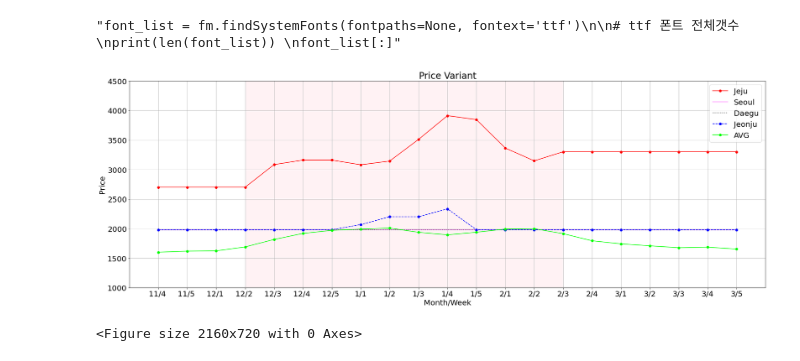
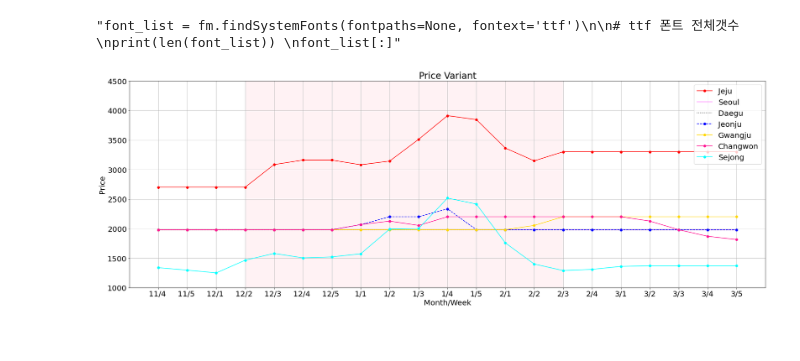
Before and after one commit to SeonJongYoo/SmartFarmProject-Python-DataAnalysis, a Jupyter notebook: Data_PriceChanges/PriceChange_Korea.ipynb, the cells around one changed output. Drawn from its saved outputs; the diff is of its cells as text; code cells hidden in the pictures.

```diff
--- a/Data_PriceChanges/PriceChange_Korea.ipynb
+++ b/Data_PriceChanges/PriceChange_Korea.ipynb
@@ -96,6 +96,9 @@ Jeju = []
 Seoul = []
 Daegu = []
 Jeonju = []
+Gwangju = []
+Sejong = []
+Changwon = []
 all_area = []
 
 # 2020년 1, 2, 3월까지 제주도, 서울, 대구, 전주 "깻잎"가격 소매가 조사
@@ -169,6 +172,24 @@ while month%12 < 12:
             #globals()['{0}'.format('Seoul')].append(round(avg, 2))  # 매주 평균값을 서울 리스트에 저장
             Jeonju.append(round(avg, 2))
 
+            # 광주 C-유통
+            price_list_gwangju, _ = check_area('광주', df)
+            length_gwangju = len(price_list_gwangju)
+            avg = sum(price_list_gwangju) / length_gwangju
+            Gwangju.append(round(avg, 2))
+
+            # 세종 C-유통
+            price_list_sejong, _ = check_area('세종', df)
+            length_sejong = len(price_list_sejong)
+            avg = sum(price_list_sejong) / length_sejong
+            Sejong.append(round(avg, 2))
+
+            # 창원 C-유통
+            price_list_changwon, _ = check_area('창원', df)
+            length_changwon = len(price_list_changwon)
+            avg = sum(price_list_changwon) / length_changwon
+            Changwon.append(round(avg, 2))
+
             check = True
             print("Here!!!")
     except:
@@ -219,9 +244,12 @@ print('평년', all_area)
 # %%
 # 5주차가 없는 월은 4주차까지의 평균값을 넣는다.
 # AVG: 조사 지역의 모든 유통업체들의 소매가격들을 조사하여 평균을 구한 것
-df1 = pd.DataFrame([Jeju, Seoul, Daegu, Jeonju, all_area], index="Jeju Seoul Daegu Jeonju AVG".split())
+df1 = pd.DataFrame([Jeju, Seoul, Daegu, Jeonju, Gwangju, Changwon, Sejong, all_area], index="Jeju Seoul Daegu Jeonju Gwangju Changwon Sejong AVG".split())
 df2 = df1.T
 #df2
 df3 = df2.loc[3:]
+df3.reset_index(inplace=True)
+#df3
+del df3['index']
 df3
 # %% [output]
@@ -295,18 +336,19 @@ for i in f:
 # %%
 plt.plot(df3['Jeju'], 'r', marker='o', alpha=1)
 plt.plot(df3['Seoul'], color='magenta', alpha=.5)
 plt.plot(df3['Daegu'], 'k:', alpha=.8)
 plt.plot(df3['Jeonju'], 'b--', marker='o')
-plt.plot(df3['AVG'], color='lime', marker='o', alpha=1)
-plt.legend(['Jeju', 'Seoul', 'Daegu', 'Jeonju', 'AVG'], loc=1)
+plt.plot(df3['Gwangju'], color='gold', marker='o')
+plt.plot(df3['Changwon'], color='deeppink', marker='o')
+plt.plot(df3['Sejong'], color='aqua', marker='o')
+#plt.plot(df3['AVG'], color='limegreen', marker='o', alpha=1)
+plt.legend(['Jeju', 'Seoul', 'Daegu', 'Jeonju', 'Gwangju', 'Changwon', 'Sejong'], loc=1)
 plt.title('Price Variant')
 plt.xlabel("Month/Week")
 plt.xticks(df3.index[:], ['11/4 ', '11/5 ', '12/1 ', '12/2 ', '12/3 ', '12/4 ', '12/5 ', '1/1', '1/2', '1/3', '1/4', '1/5', '2/1', '2/2', '2/3', '2/4', '3/1', '3/2', '3/3', '3/4', '3/5'])
 plt.ylabel("Price")
 plt.ylim([1000, 4500])
 plt.axvspan(df3.index[3], df3.index[14], facecolor='pink', alpha=0.2)
 plt.show()
-#plt.savefig('./result.jpg')
 # %% [output]
-[figure, old version]
+[figure, new version]
-<Figure size 2160x720 with 0 Axes>
```
Also changed, not shown: parts of 7 cells of this notebook.
